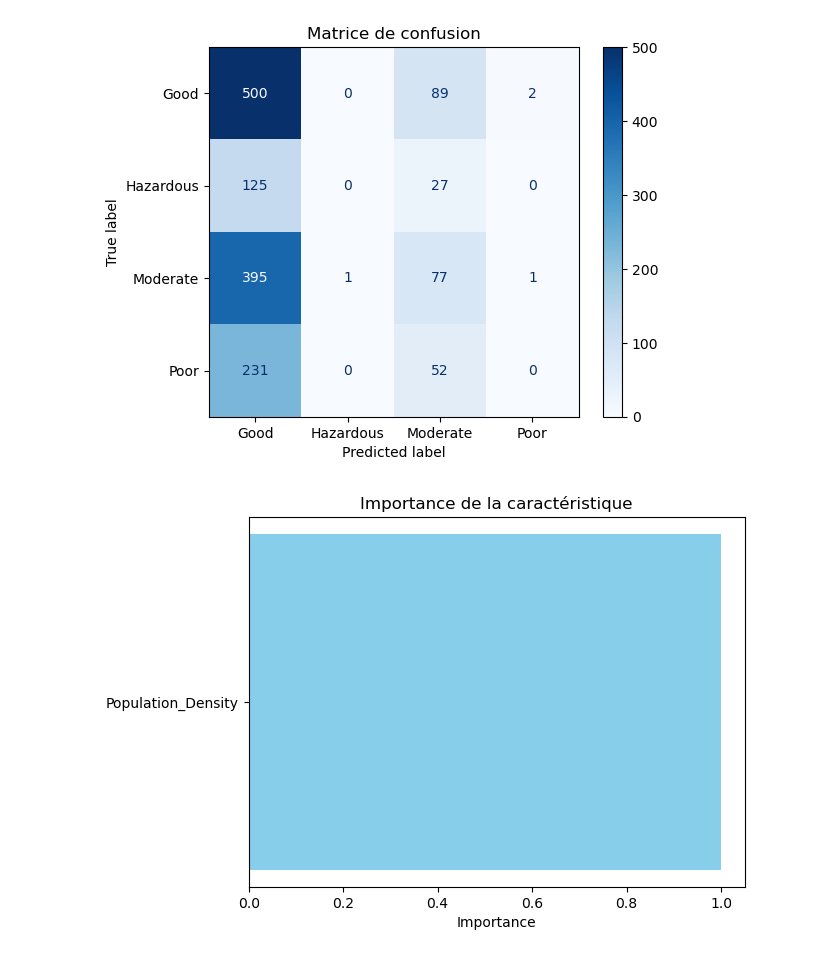
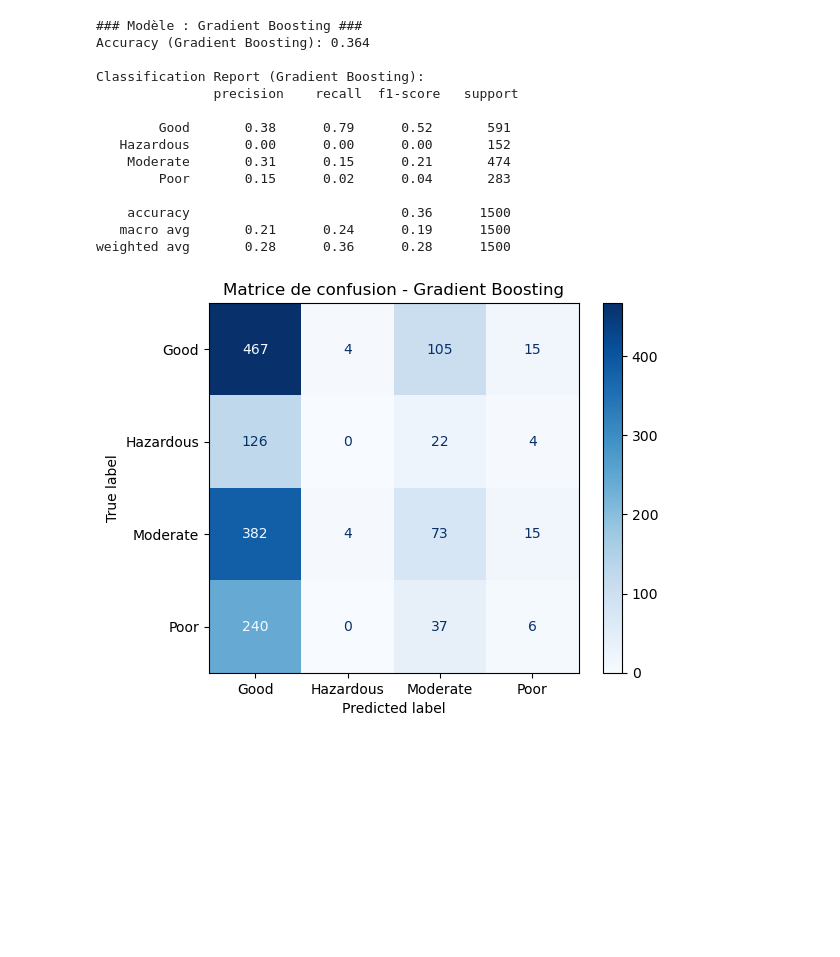
Before and after one commit to Enzo-Mauclair/dc5-mauclair-machine-learning, a Jupyter notebook: pollution_data.ipynb, the cells around one changed output. Saved outputs shown, nothing was run; the diff lists cells and outputs as text; code cells hidden in the pictures; blank space fills up the shorter version.

```diff
--- a/pollution_data.ipynb
+++ b/pollution_data.ipynb
@@ -48,22 +62,0 @@ weighted avg       0.26      0.38      0.28      1500
-# %%
-# Importation pour les visualisations
-import matplotlib.pyplot as plt
-from sklearn.metrics import confusion_matrix, ConfusionMatrixDisplay
-
-# Matrice de confusion
-conf_matrix = confusion_matrix(y_test, y_pred)
-disp = ConfusionMatrixDisplay(confusion_matrix=conf_matrix, display_labels=label_encoder.classes_)
-disp.plot(cmap='Blues')
-plt.title("Matrice de confusion")
-plt.show()
-
-# Visualisation de l'importance des caractéristiques
-# Bien qu'il n'y ait qu'une seule caractéristique, cela montre son poids
-importances = rf_model.feature_importances_
-plt.barh(['Population_Density'], importances, color='skyblue')
-plt.xlabel("Importance")
-plt.title("Importance de la caractéristique")
-plt.show()
-# %% [output]
-[figure, removed]
-[figure, removed]
@@ -69,0 +65,41 @@ plt.show()
+# %%
+### Modèle 3 : Gradient Boosting
+print("\n### Modèle : Gradient Boosting ###")
+gbm_model = GradientBoostingClassifier(random_state=42, n_estimators=100, learning_rate=0.1, max_depth=3)
+gbm_model.fit(X_train, y_train)
+
+y_pred_gbm = gbm_model.predict(X_test)
+
+print("Accuracy (Gradient Boosting):", accuracy_score(y_test, y_pred_gbm))
+print("\nClassification Report (Gradient Boosting):\n", classification_report(y_test, y_pred_gbm, target_names=label_encoder.classes_))
+
+conf_matrix_gbm = confusion_matrix(y_test, y_pred_gbm)
+disp_gbm = ConfusionMatrixDisplay(confusion_matrix=conf_matrix_gbm, display_labels=label_encoder.classes_)
+disp_gbm.plot(cmap='Blues')
+plt.title("Matrice de confusion - Gradient Boosting")
+plt.show()
+
+# Importance des caractéristiques
+feature_importances_gbm = gbm_model.feature_importances_
+sorted_indices_gbm = np.argsort(feature_importances_gbm)[::-1]
+plt.figure(figsize=(10, 6))
+plt.bar(range(X.shape[1]), feature_importances_gbm[sorted_indices_gbm], align="center")
+plt.xticks(range(X.shape[1]), X.columns[sorted_indices_gbm], rotation=90)
+plt.title("Importance des caractéristiques - Gradient Boosting")
+plt.show()
+# %% [output]
+### Modèle : Gradient Boosting ###
+Accuracy (Gradient Boosting): 0.364
+
+Classification Report (Gradient Boosting):
+               precision    recall  f1-score   support
+
+        Good       0.38      0.79      0.52       591
+   Hazardous       0.00      0.00      0.00       152
+    Moderate       0.31      0.15      0.21       474
+        Poor       0.15      0.02      0.04       283
+
+    accuracy                           0.36      1500
+   macro avg       0.21      0.24      0.19      1500
+weighted avg       0.28      0.36      0.28      1500
+[figure, added]
```
Also changed, not shown: parts of 3 cells of this notebook, 1 other file.
